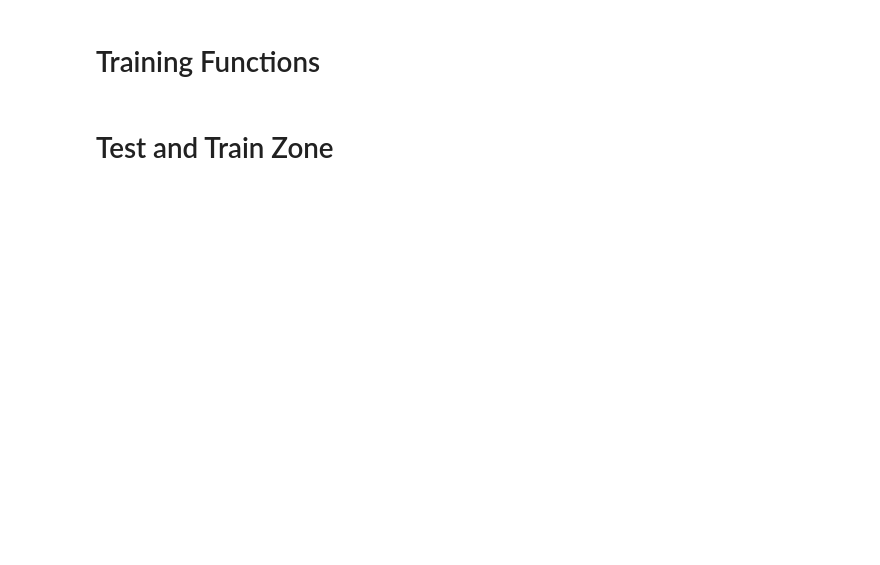
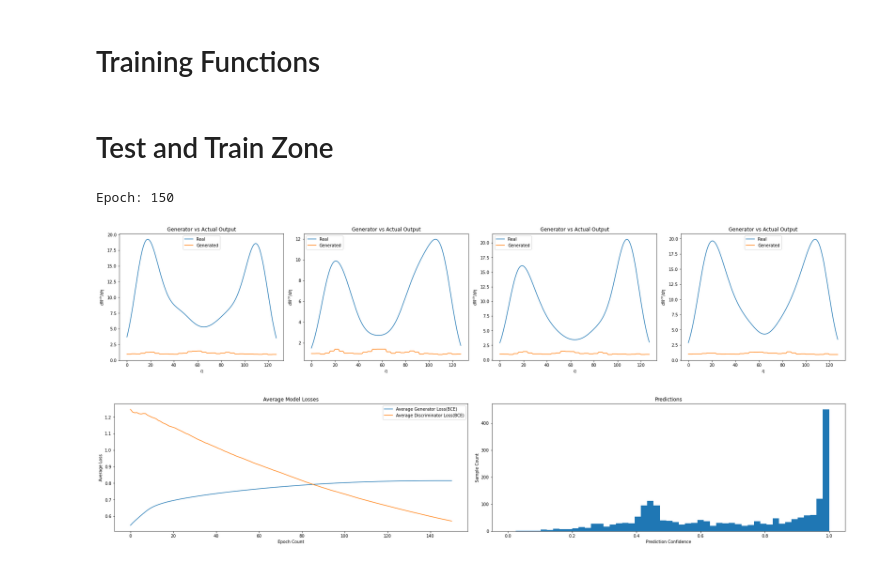
Before and after one commit to bboud/hydro-ml, a Jupyter notebook: GAN-Model.ipynb, the cells around one changed output. Saved outputs shown, nothing was run; the diff lists cells and outputs as text; code cells hidden in the pictures; blank space fills up the shorter version.

```diff
--- a/GAN-Model.ipynb
+++ b/GAN-Model.ipynb
@@ -232,8 +211,14 @@ def graph_samples(epoch=None, gen_loss=None, disc_loss=None, scalar=1):
     plt.show()
 
     if gen_loss and disc_loss:
-        testData, testLabels = generate_data(1024)
-        predictions = D.predict(testData)
+        samples=1024
+        real_data, fake_data = generate_data(samples)
+
+        combined_data = tf.concat([real_data, fake_data], axis=0)
+
+        tf.random.shuffle(combined_data)
+
+        predictions = D.predict(combined_data)
 
         fig = plt.figure(constrained_layout=True, figsize=(25,5))
         ax = fig.subplots(1,2)
@@ -244,7 +229,7 @@ def graph_samples(epoch=None, gen_loss=None, disc_loss=None, scalar=1):
         ax[0].set_title("Average Model Losses")
         ax[0].legend()
 
-        ax[1].hist(abs(predictions.reshape(1024) - testLabels), 50)
+        ax[1].hist(predictions.reshape(samples*2), 50)
         ax[1].set_xlabel("Prediction Confidence")
         ax[1].set_ylabel("Sample Count")
         ax[1].set_title("Predictions")
@@ -271,18 +242,18 @@ def train_discriminator_only(data_size=1024, epochs = 200, save_model=False):
 d_cross_entropy = BinaryCrossentropy()
 g_cross_entropy = BinaryCrossentropy()
 
-generator_optimizer = Adam(learning_rate = 0.0001, beta_1=BETA_1, beta_2=BETA_2, epsilon=EPSILON)
-discriminator_optimizer = Adam(learning_rate = 0.00001, beta_1=BETA_1, beta_2=BETA_2, epsilon=EPSILON)
+discriminator_optimizer = Adam(learning_rate = D_LEARNING_RATE)
+generator_optimizer = Adam(learning_rate = G_LEARNING_RATE)
 # %%
 @tf.function
-def train_step(data):
+def train_step(real_data):
     fake_data = G(tf.random.uniform(shape=(BATCH_SIZE, LATENT_DIM)), training=False)
     with tf.GradientTape() as disc_tape:
-        real = D(data, training=True)
+        real = D(real_data, training=True)
         fake = D(fake_data, training=True)
         yhat_real_fake = tf.concat([real, fake], axis=0)
 
-        y_real_fake = tf.concat([tf.zeros_like(real), tf.ones_like(fake)], axis=0)
+        y_real_fake = tf.concat([tf.ones_like(real), tf.zeros_like(fake)], axis=0)
 
         noise_real = 0.15*tf.random.uniform(tf.shape(real))
         noise_fake = -0.15*tf.random.uniform(tf.shape(fake))
@@ -296,7 +267,7 @@ def train_step(data):
     with tf.GradientTape() as gen_tape:
         g_data = G(tf.random.uniform(shape=(BATCH_SIZE, LATENT_DIM)), training=True)
         d_labels = D(g_data, training=False)
-        g_loss = g_cross_entropy(tf.zeros_like(d_labels) , d_labels)
+        g_loss = g_cross_entropy(tf.ones_like(d_labels) , d_labels)
 
     gradients_of_generator = gen_tape.gradient(g_loss, G.trainable_variables)
     generator_optimizer.apply_gradients(zip(gradients_of_generator, G.trainable_variables))
@@ -320,11 +291,13 @@ def train(epochs=100000):
         average_disc_loss.append((1/(epoch+1))*np.sum(total_disc_loss))
 
         #Only use this for looking at data, when training for real, comment this out. This function is very hefty.
-        if (epoch % 100) == 0:
-            graph_samples(epoch, average_gen_loss, average_disc_loss)
+        if (epoch % 50) == 0:
+            graph_samples(epoch, average_gen_loss, average_disc_loss, scalar=2)
 # %% [markdown]
 # Test and Train Zone
 # %%
-D.compile(discriminator_optimizer, d_cross_entropy)
-train_discriminator_only()
-train()
+train(200)
+# %% [output]
+Epoch: 150
+[figure, added]
+[figure, added]
```
Also changed, not shown: parts of 7 cells of this notebook.
